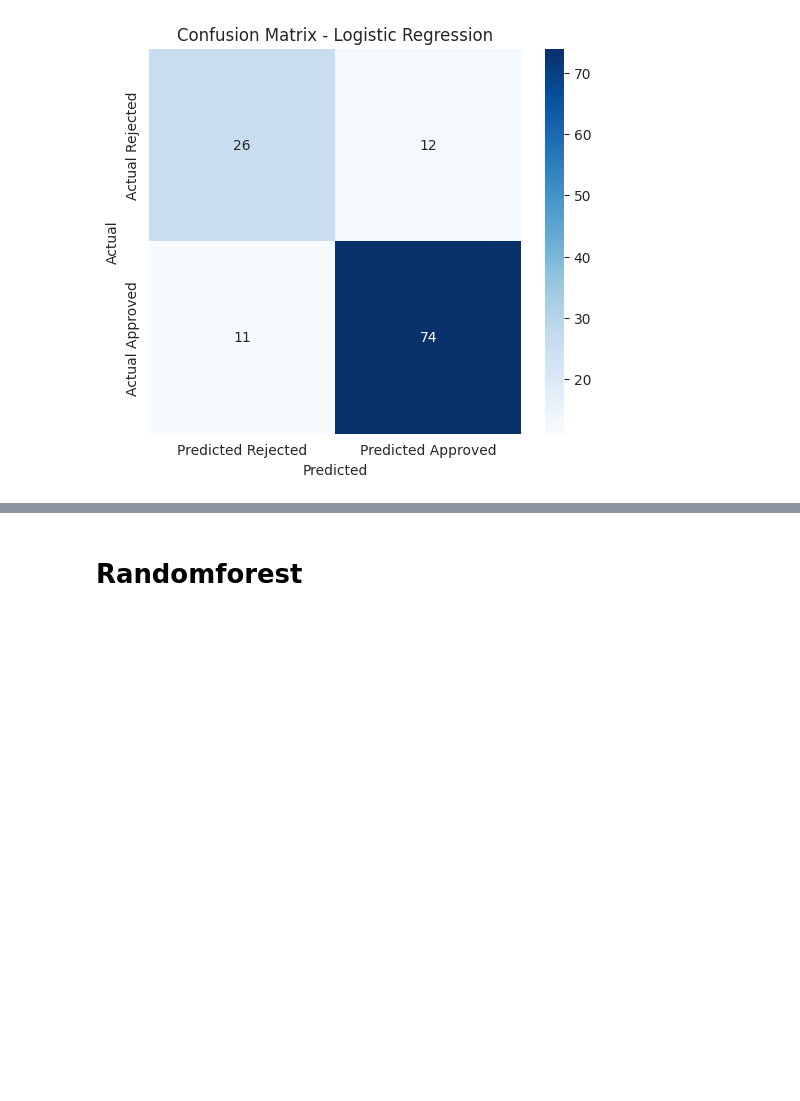
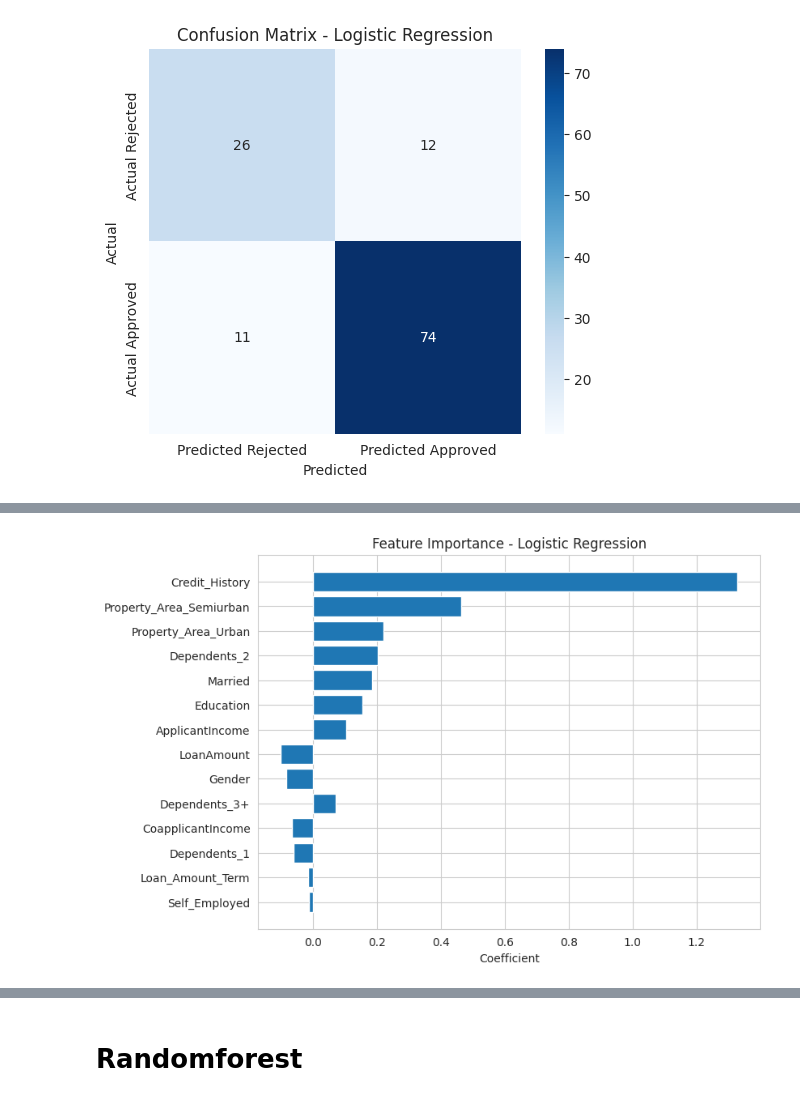
Before and after one commit to heyygauravai/bank-loan-approval-risk-predictor, a Jupyter notebook: Loan_default_prediction.ipynb, the cells around one changed output, grey strips where cells are left out. Cells and saved outputs as stored; diff of their text form; code cells hidden in the pictures; blank space fills up the shorter version.

```diff
--- a/Loan_default_prediction.ipynb
+++ b/Loan_default_prediction.ipynb
@@ -437,25 +435,28 @@ Approved (1)       0.86      0.87      0.87        85
 weighted avg       0.81      0.81      0.81       123
 [figure]
 # %%
+# Hyperparameter Search Space for Logistic Regression
 
-# Parameter grid for Logistic Regression
 param_grid_lr = {
-    'model__C': [0.01, 0.1, 1.0, 10.0],
+    'model__C': np.logspace(-2, 1, 4),
     'model__penalty': ['l1', 'l2'],
-    'model__solver': ['liblinear', 'saga']  # solvers that support both l1 and l2
+    'model__solver': ['liblinear', 'saga']
 }
 
+# Grid Search Cross-Validation
+
 grid_lr = GridSearchCV(
-    pipeline_lr,
-    param_grid_lr,
-    cv=cv,                    # your 5‑fold StratifiedKFold
+    estimator=pipeline_lr,
+    param_grid=param_grid_lr,
     scoring=recall_scorer,
+    cv=cv,
     n_jobs=-1,
     verbose=1
 )
 
 grid_lr.fit(X_train, Y_train)
-print(f"Best LR Params: {grid_lr.best_params_}")
-print(f"Best LR CV Recall: {grid_lr.best_score_:.4f}")
+
+print(f"Best Parameters : {grid_lr.best_params_}")
+print(f"Best CV Recall  : {grid_lr.best_score_:.4f}")
 # %% [output]
 Fitting 5 folds for each of 16 candidates, totalling 80 fits
@@ -475,0 +465,8 @@ Best LR CV Recall: 0.5647
+# %%
+# Best Tuned Pipeline
+
+best_lr = grid_lr.best_estimator_
+Y_pred_best_lr = best_lr.predict(X_test)
+
+print("Accuracy =", accuracy_score(Y_test, Y_pred_best_lr))
+print(classification_report(Y_test, Y_pred_best_lr, target_names=['Rejected (0)', 'Approved (1)']))
@@ -475,0 +538,19 @@ Best LR CV Recall: 0.5647
+# %%
+lr_model = best_lr.named_steps['model']
+
+feature_importance_lr = pd.DataFrame({
+    'Feature': X_train.columns,
+    'Coefficient': lr_model.coef_[0]
+})
+
+feature_importance_lr['Absolute Coefficient'] = feature_importance_lr['Coefficient'].abs()
+
+feature_importance_lr = feature_importance_lr.sort_values(
+    by='Absolute Coefficient',
+    ascending=False
+)
+
+
+plot_feature_importance(feature_importance_lr, 'Coefficient', 'Feature Importance - Logistic Regression')
+# %% [output]
+[figure, added]
```
Also changed, not shown: parts of 33 cells of this notebook.
